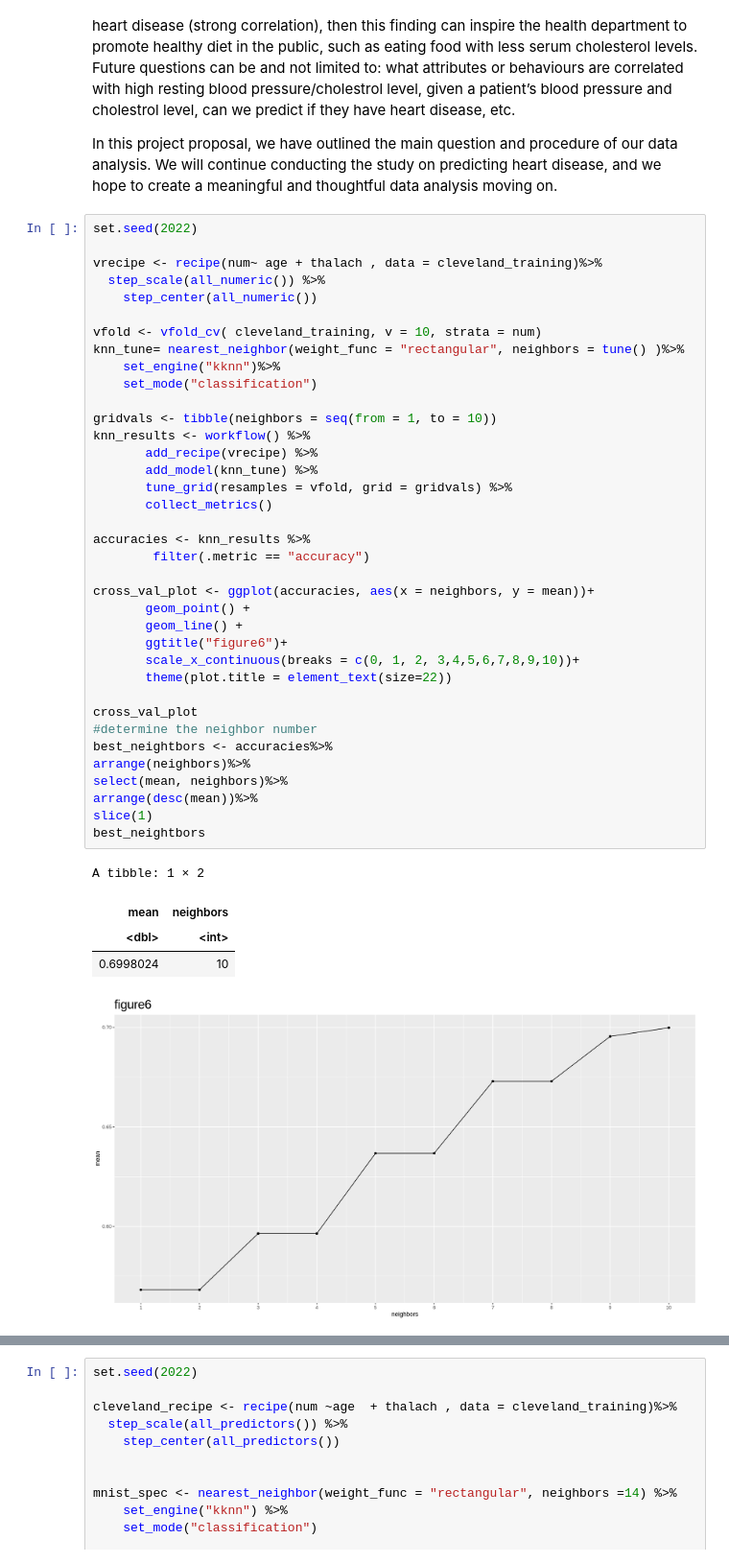
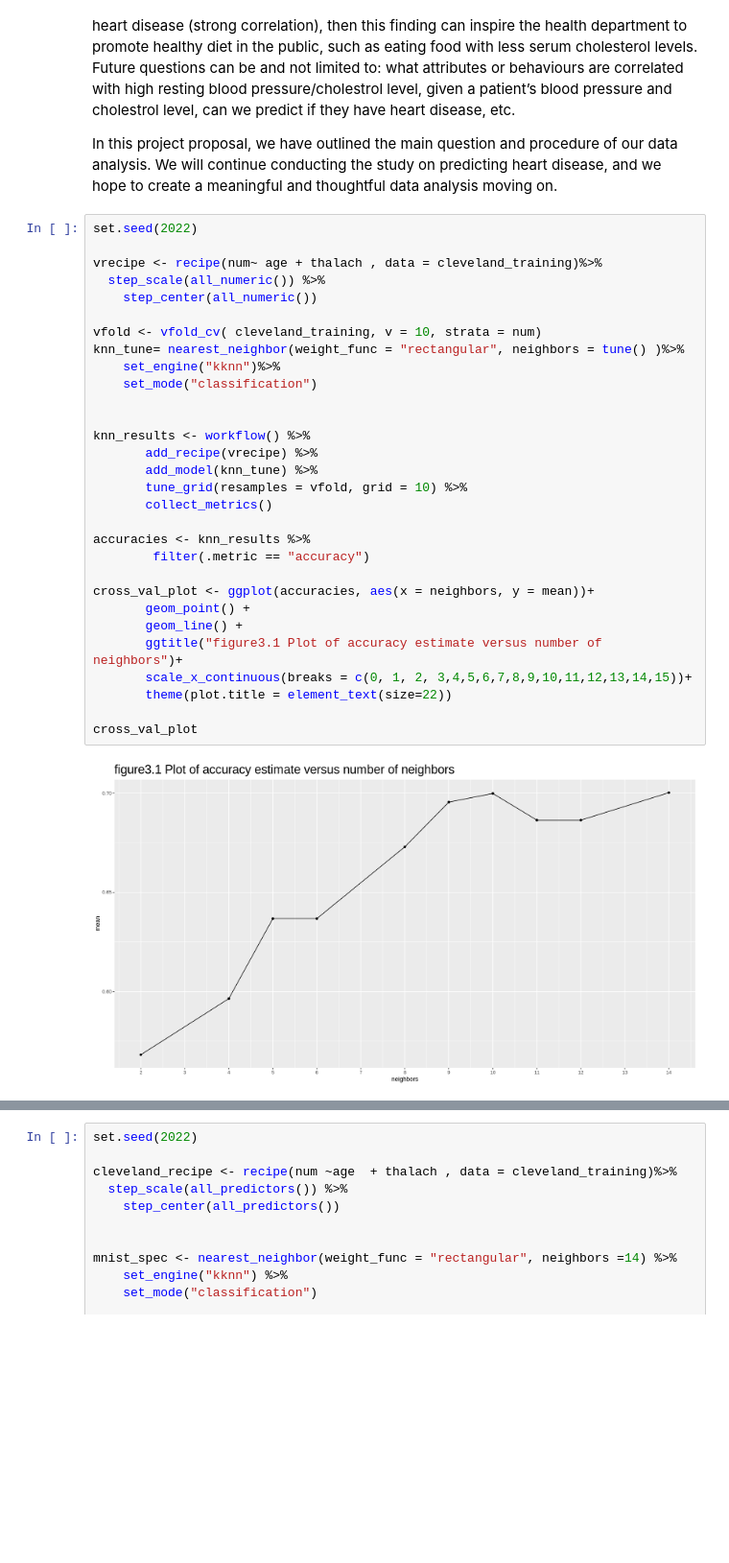
Before and after one commit to wiliwangka/Heart-Disease-Classification-with-R, a Jupyter notebook: ds_project_proposal.ipynb, the cells around one changed output, grey strips where cells are left out. Shown at 96% size. Saved outputs shown, nothing was run; the diff lists cells and outputs as text; blank space fills up the shorter version.

Commit message:
add on figure number and table number

```diff
--- a/ds_project_proposal.ipynb
+++ b/ds_project_proposal.ipynb
@@ -342,43 +326,32 @@ In this project proposal, we have outlined the main question and procedure of ou
 # %%
 set.seed(2022)
 
 vrecipe <- recipe(num~ age + thalach , data = cleveland_training)%>%
   step_scale(all_numeric()) %>%
     step_center(all_numeric())
 
 vfold <- vfold_cv( cleveland_training, v = 10, strata = num)
 knn_tune= nearest_neighbor(weight_func = "rectangular", neighbors = tune() )%>%
     set_engine("kknn")%>%
     set_mode("classification")
 
-gridvals <- tibble(neighbors = seq(from = 1, to = 10))
+
 knn_results <- workflow() %>%
        add_recipe(vrecipe) %>%
        add_model(knn_tune) %>%
-       tune_grid(resamples = vfold, grid = gridvals) %>%
+       tune_grid(resamples = vfold, grid = 10) %>%
        collect_metrics()
 
 accuracies <- knn_results %>%
         filter(.metric == "accuracy")
 
 cross_val_plot <- ggplot(accuracies, aes(x = neighbors, y = mean))+
        geom_point() +
        geom_line() +
-       ggtitle("figure6")+
-       scale_x_continuous(breaks = c(0, 1, 2, 3,4,5,6,7,8,9,10))+
+       ggtitle("figure3.1 Plot of accuracy estimate versus number of neighbors")+
+       scale_x_continuous(breaks = c(0, 1, 2, 3,4,5,6,7,8,9,10,11,12,13,14,15))+
        theme(plot.title = element_text(size=22))
 
 cross_val_plot
-#determine the neighbor number
-best_neightbors <- accuracies%>%
-arrange(neighbors)%>%
-select(mean, neighbors)%>%
-arrange(desc(mean))%>%
-slice(1)
-best_neightbors
 # %% [output]
-A tibble: 1 × 2
-| mean | neighbors |
-| <dbl> | <int> |
-| 0.6998024 | 10 |
-[figure, old version]
+[figure, new version]
```
Also changed, not shown: parts of 18 cells of this notebook.
